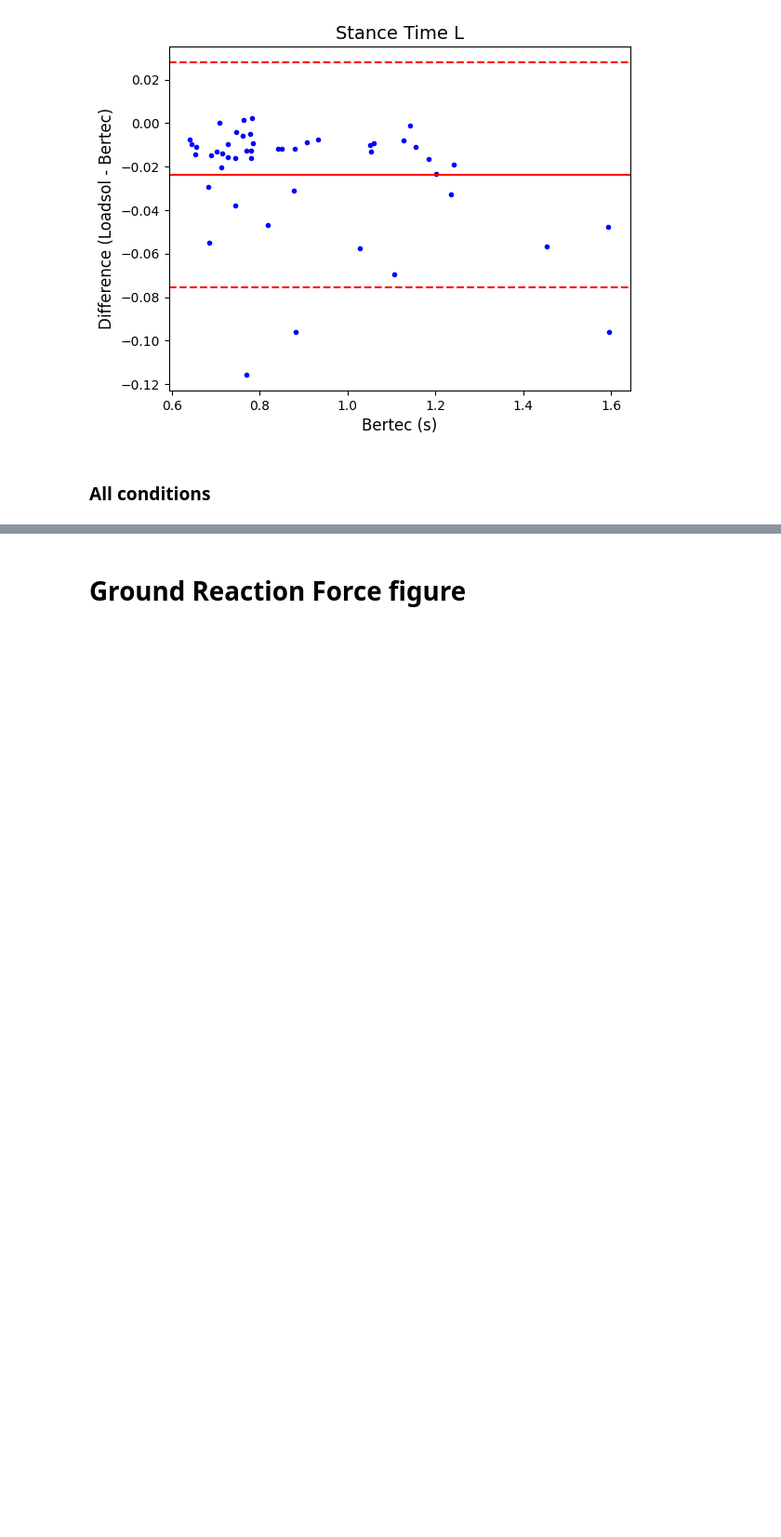
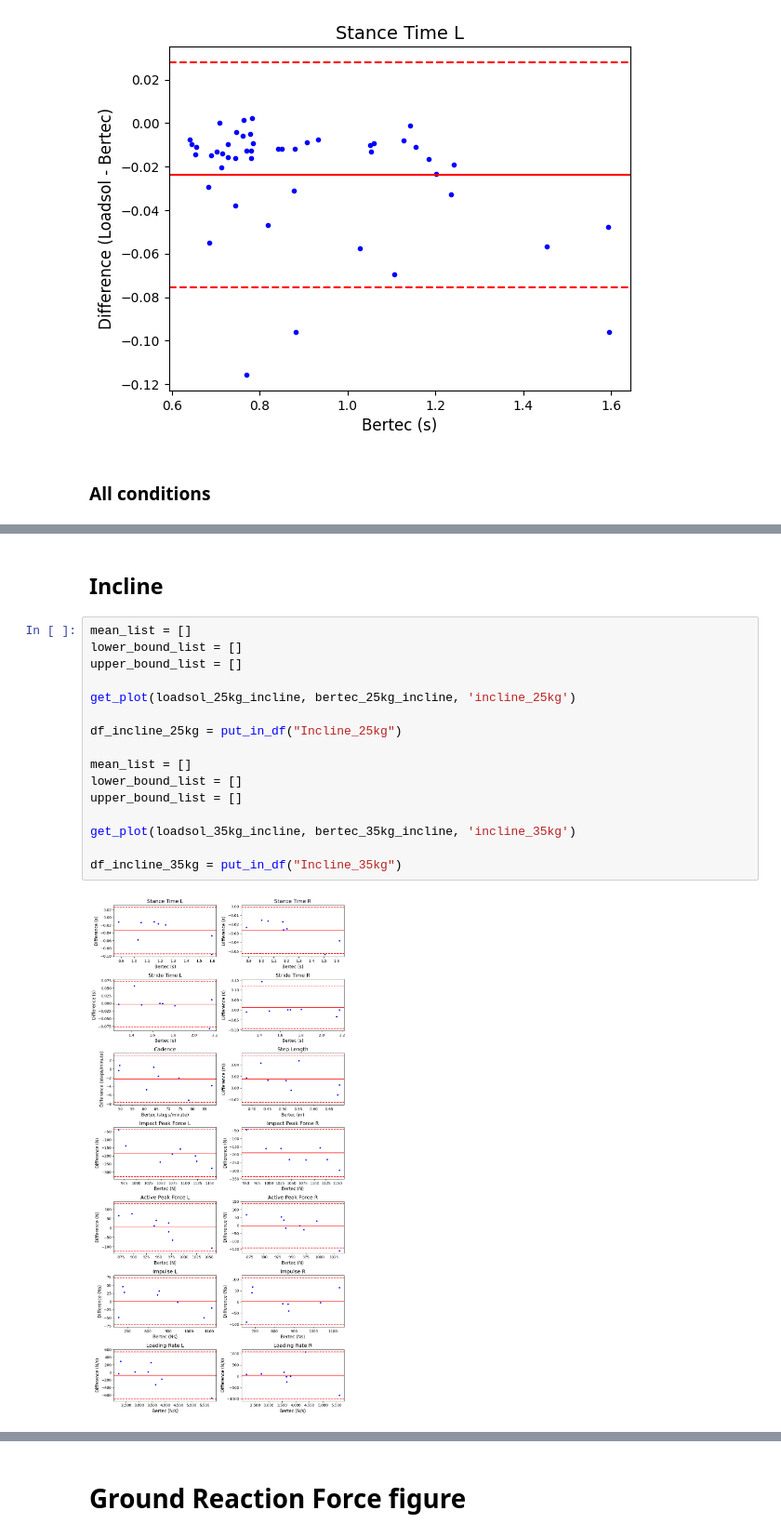
Before and after one commit to Shahril-Iskandar/publication-loadsol-validation-military, a Jupyter notebook: script.ipynb, the cells around one changed output, grey strips where cells are left out. Shown at 93% size. Cells and saved outputs as stored; diff of their text form; blank space fills up the shorter version.

```diff
--- a/script.ipynb
+++ b/script.ipynb
@@ -242,0 +267,20 @@ df_all_condition
+# %% [markdown]
+## Incline
+# %%
+mean_list = []
+lower_bound_list = []
+upper_bound_list = []
+
+get_plot(loadsol_25kg_incline, bertec_25kg_incline, 'incline_25kg')
+
+df_incline_25kg = put_in_df("Incline_25kg")
+
+mean_list = []
+lower_bound_list = []
+upper_bound_list = []
+
+get_plot(loadsol_35kg_incline, bertec_35kg_incline, 'incline_35kg')
+
+df_incline_35kg = put_in_df("Incline_35kg")
+# %% [output]
+[figure, added]
```
Also changed, not shown: parts of 19 cells of this notebook.
